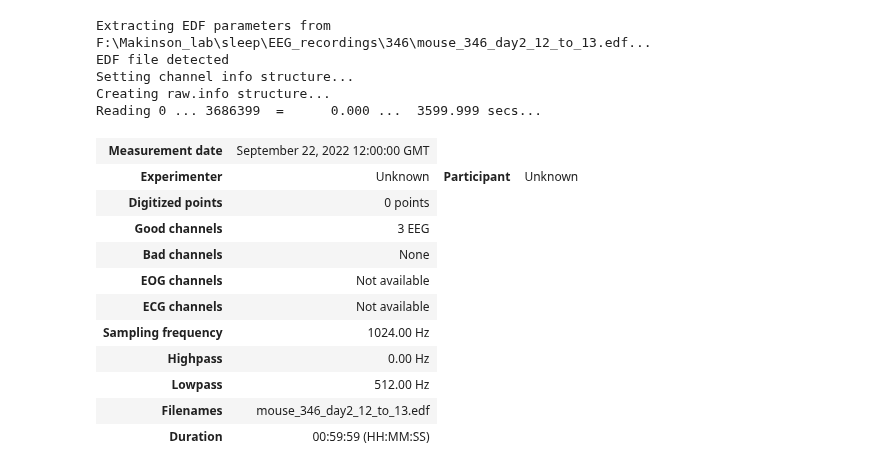
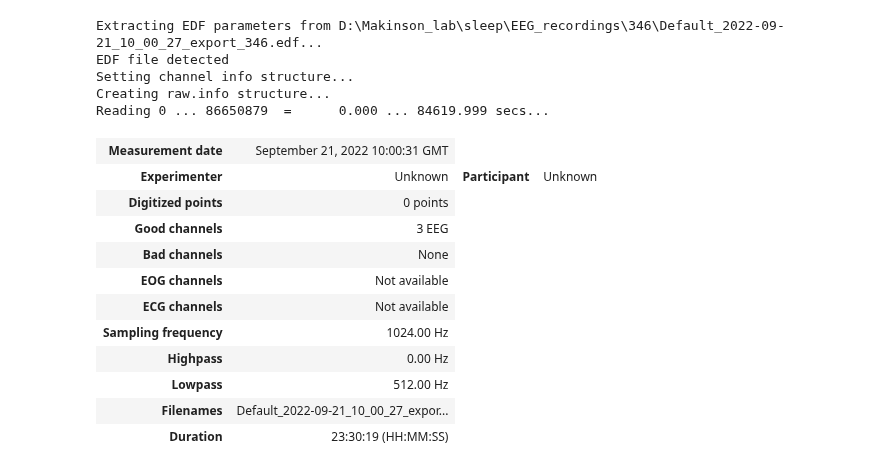
Before and after one commit to IVeuromancer/SleepScoring, a Jupyter notebook: sleep_scoring.ipynb, the cells around one changed output. Drawn from its saved outputs; the diff is of its cells as text; code cells hidden in the pictures.

```diff
--- a/sleep_scoring.ipynb
+++ b/sleep_scoring.ipynb
@@ -10,30 +15,25 @@ import scipy.signal as signal
-# %%
-# Load data
-import mne
-# raw = mne.io.read_raw_edf('EEG_recordings/208/mouse_208_day1_12_to_13.edf', preload=True)
-# raw = mne.io.read_raw_edf('EEG_recordings/208/mouse_208_day2_12_to_13.edf', preload=True)
-# raw = mne.io.read_raw_edf('EEG_recordings/268/mouse_268_day1_12_to_13.edf', preload=True)
-# raw = mne.io.read_raw_edf('EEG_recordings/268/mouse_268_day2_12_to_13.edf', preload=True)
-# raw = mne.io.read_raw_edf('EEG_recordings/346/mouse_346_day1_12_to_13.edf', preload=True)
-raw = mne.io.read_raw_edf('EEG_recordings/346/mouse_346_day2_12_to_13.edf', preload=True)
-raw
-# %% [output]
-Extracting EDF parameters from F:\Makinson_lab\sleep\EEG_recordings\346\mouse_346_day2_12_to_13.edf...
-EDF file detected
-Setting channel info structure...
-Creating raw.info structure...
-Reading 0 ... 3686399  =      0.000 ...  3599.999 secs...
-| Measurement date | September 22, 2022 12:00:00 GMT |
-| Experimenter | Unknown | Participant | Unknown |
-| Digitized points | 0 points |
-| Good channels | 3 EEG |
-| Bad channels | None |
-| EOG channels | Not available |
-| ECG channels | Not available |
-| Sampling frequency | 1024.00 Hz |
-| Highpass | 0.00 Hz |
-| Lowpass | 512.00 Hz |
-| Filenames | mouse_346_day2_12_to_13.edf |
-| Duration | 00:59:59 (HH:MM:SS) |
+# %%
+# Load data
+import mne
+raw = mne.io.read_raw_edf('../EEG_recordings/346/Default_2022-09-21_10_00_27_export_346.edf', preload=True)
+raw
+# %% [output]
+Extracting EDF parameters from D:\Makinson_lab\sleep\EEG_recordings\346\Default_2022-09-21_10_00_27_export_346.edf...
+EDF file detected
+Setting channel info structure...
+Creating raw.info structure...
+Reading 0 ... 86650879  =      0.000 ... 84619.999 secs...
+| Measurement date | September 21, 2022 10:00:31 GMT |
+| Experimenter | Unknown | Participant | Unknown |
+| Digitized points | 0 points |
+| Good channels | 3 EEG |
+| Bad channels | None |
+| EOG channels | Not available |
+| ECG channels | Not available |
+| Sampling frequency | 1024.00 Hz |
+| Highpass | 0.00 Hz |
+| Lowpass | 512.00 Hz |
+| Filenames | Default_2022-09-21_10_00_27_expor... |
+| Duration | 23:30:19 (HH:MM:SS) |
 # %%
 #downsample
```
Also changed, not shown: parts of 33 cells of this notebook.
